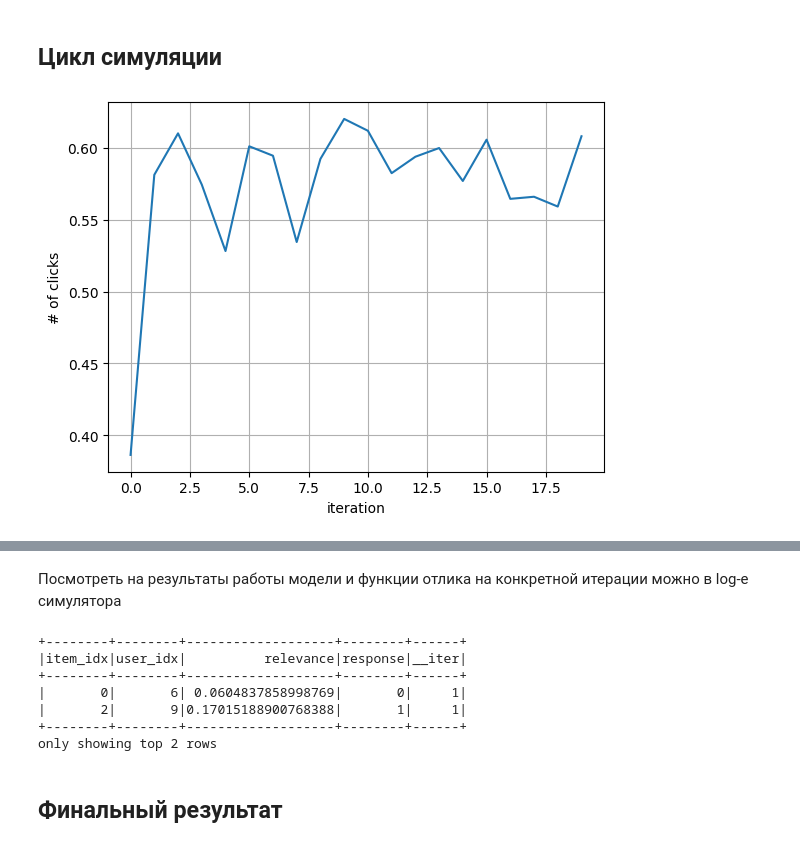
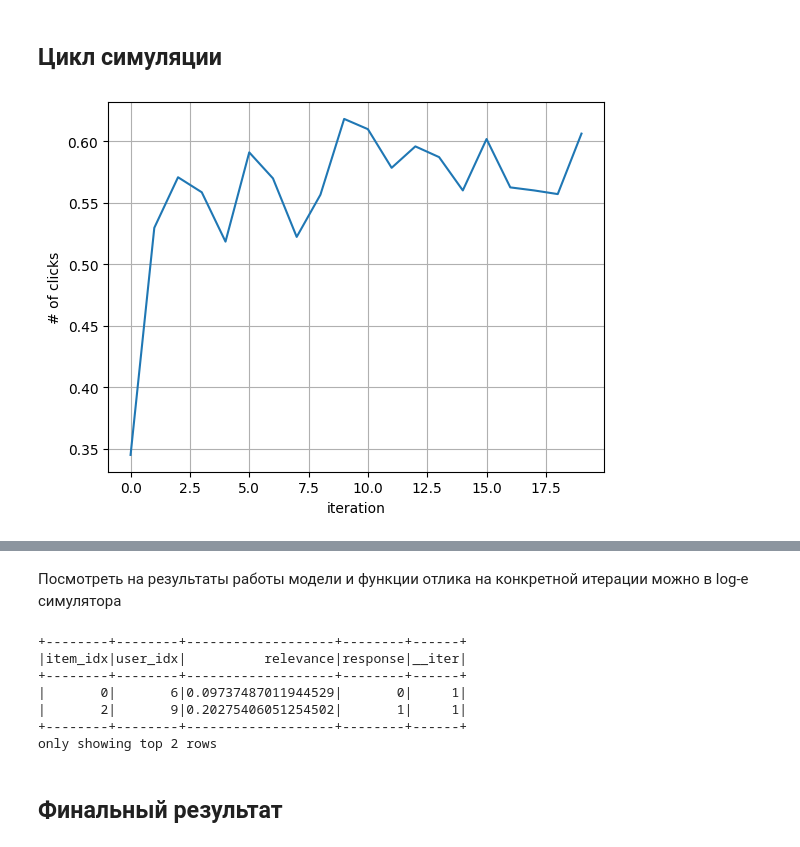
Before and after one commit to sb-ai-lab/Sim4Rec, a Jupyter notebook: notebooks/PopBasedThompsonSampling.ipynb, the cells around one changed output, grey strips where cells are left out. Cells and saved outputs as stored; diff of their text form; code cells hidden in the pictures.

```diff
--- a/notebooks/PopBasedThompsonSampling.ipynb
+++ b/notebooks/PopBasedThompsonSampling.ipynb
@@ -284,7 +279,7 @@ item_generator.initSeedSequence(SEED)
 sim = Simulator(
     user_gen=user_generator,
     item_gen=item_generator,
-    data_dir=f'{CHECKPOINT_DIR}/pipeline',
+    data_dir='tmp/pipeline',
     user_key_col='user_idx',
     item_key_col='item_idx',
     spark_session=spark
@@ -293,7 +288,7 @@ sim = Simulator(
 ## Инициализация вашей рекомендательной модели
 # %%
 ### YOUR CODE HERE: инициализация модели
-model = ThompsonSampling(sample=True, seed=SEED)
+model = ThompsonSampling(seed=SEED)
 ###
 model.fit(log=users.limit(1).crossJoin(items.limit(1)).withColumn("relevance", sf.lit(1)))
 # %% [markdown]
@@ -324,6 +319,6 @@ popularity_model = ResponseModel(seed=SEED, spark=spark)
 # %%
 metrics = []
-for i in range(NUM_ITER):
+for i in range(20):
     print(f'Iteration {i} started')
     iter_time = time.time()
     # выбираем пользователей, которые делают покупки на данной итерации
@@ -334,7 +329,7 @@ for i in range(NUM_ITER):
 
     ### YOUR CODE HERE: порекомендуйте top-K товаров для каждого пользователя из current_users
     recs = model.predict(
-        log=log,
+        # log=log,
         k=K,
         users=current_users,
         items=items
@@ -355,32 +350,32 @@ for i in range(NUM_ITER):
         recs_df=recs,
         user_features=current_users,
         item_features=items,
         action_models=popularity_model
     ).cache()
 
     # записываем историю взаимодействия пользователей с рекомендательной системой на этой итерации
     sim.update_log(true_resp, iteration=i)
 
     # оцениваем качество
     metrics.append(calc_metric(true_resp))
 
    ### YOUR CODE HERE: дообучите рекомендательную модель на новых данных
     model.item_popularity.unpersist()
     train_log = sim.log.cache()
-    model.fit(
+    model.partial_fit(
         log=train_log.select('user_idx', 'item_idx', 'response')\
                      .withColumnRenamed('response', 'relevance')
         )
     ###
 
     current_users.unpersist()
     if log is not None:
         log.unpersist()
     recs.unpersist()
     true_resp.unpersist()
     train_log.unpersist()
 
     plot_metric(metrics)
     print(f'Iteration {i} finished in {time.time() - iter_time} sec.')
 # %% [output]
-[figure, old version]
+[figure, new version]
@@ -393,8 +388,8 @@ sim.log.filter(sf.col("__iter") == 1).show(2)
 +--------+--------+-------------------+--------+------+
 |item_idx|user_idx|          relevance|response|__iter|
 +--------+--------+-------------------+--------+------+
-|       0|       6| 0.0604837858998769|       0|     1|
-|       2|       9|0.17015188900768388|       1|     1|
+|       0|       6|0.09737487011944529|       0|     1|
+|       2|       9|0.20275406051254502|       1|     1|
 +--------+--------+-------------------+--------+------+
 only showing top 2 rows
 # %% [markdown]
```
Also changed, not shown: parts of 21 cells of this notebook, 3 other files.
